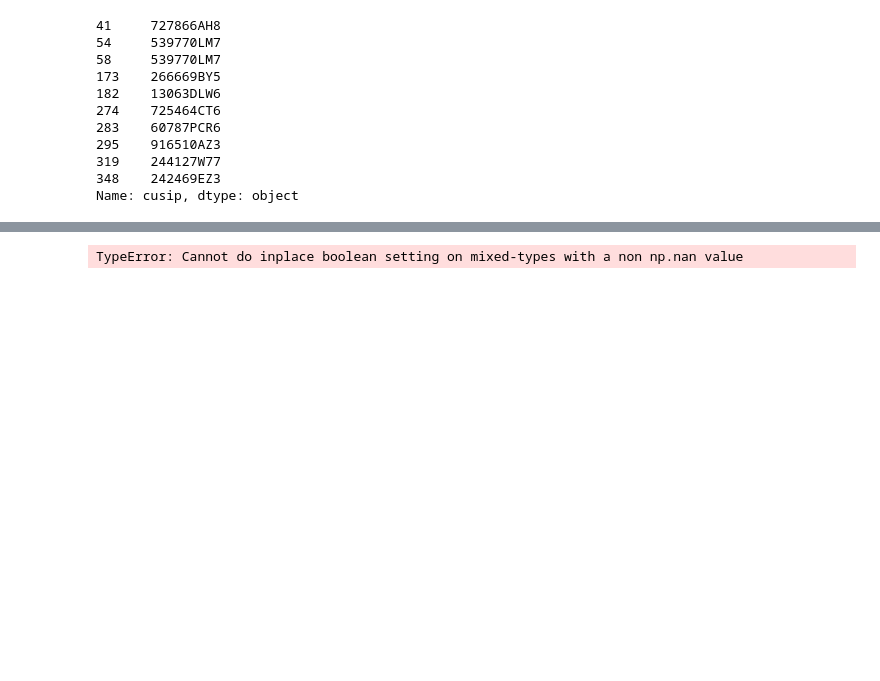
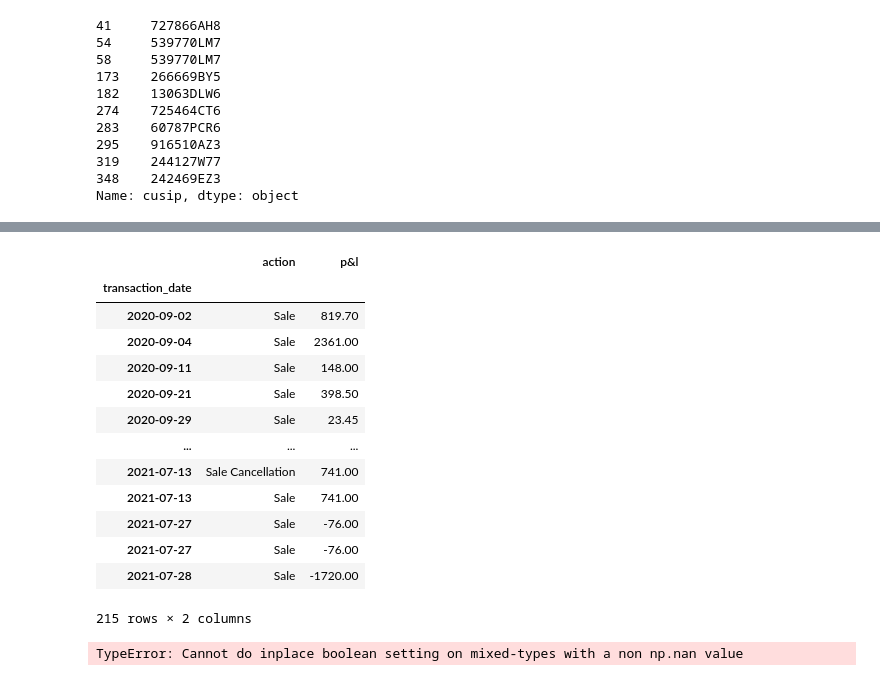
Before and after one commit to albertopuentes/small-side-projects, a Jupyter notebook: Sample_Trade_History_Monitor.ipynb, the cells around one changed output, grey strips where cells are left out. Drawn from its saved outputs; the diff is of its cells as text; code cells hidden in the pictures; blank space fills up the shorter version.

```diff
--- a/Sample_Trade_History_Monitor.ipynb
+++ b/Sample_Trade_History_Monitor.ipynb
@@ -462 +479,19 @@ calc_td.loc['2021-01']
+# %%
+y = calc_td[['action', 'p&l']]
+y
+# %% [output]
+|  | action | p&l |
+| transaction_date |  |  |
+| 2020-09-02 | Sale | 819.70 |
+| 2020-09-04 | Sale | 2361.00 |
+| 2020-09-11 | Sale | 148.00 |
+| 2020-09-21 | Sale | 398.50 |
+| 2020-09-29 | Sale | 23.45 |
+| ... | ... | ... |
+| 2021-07-13 | Sale Cancellation | 741.00 |
+| 2021-07-13 | Sale | 741.00 |
+| 2021-07-27 | Sale | -76.00 |
+| 2021-07-27 | Sale | -76.00 |
+| 2021-07-28 | Sale | -1720.00 |
+215 rows × 2 columns
 # %%
```
Also changed, not shown: parts of 3 cells of this notebook.
